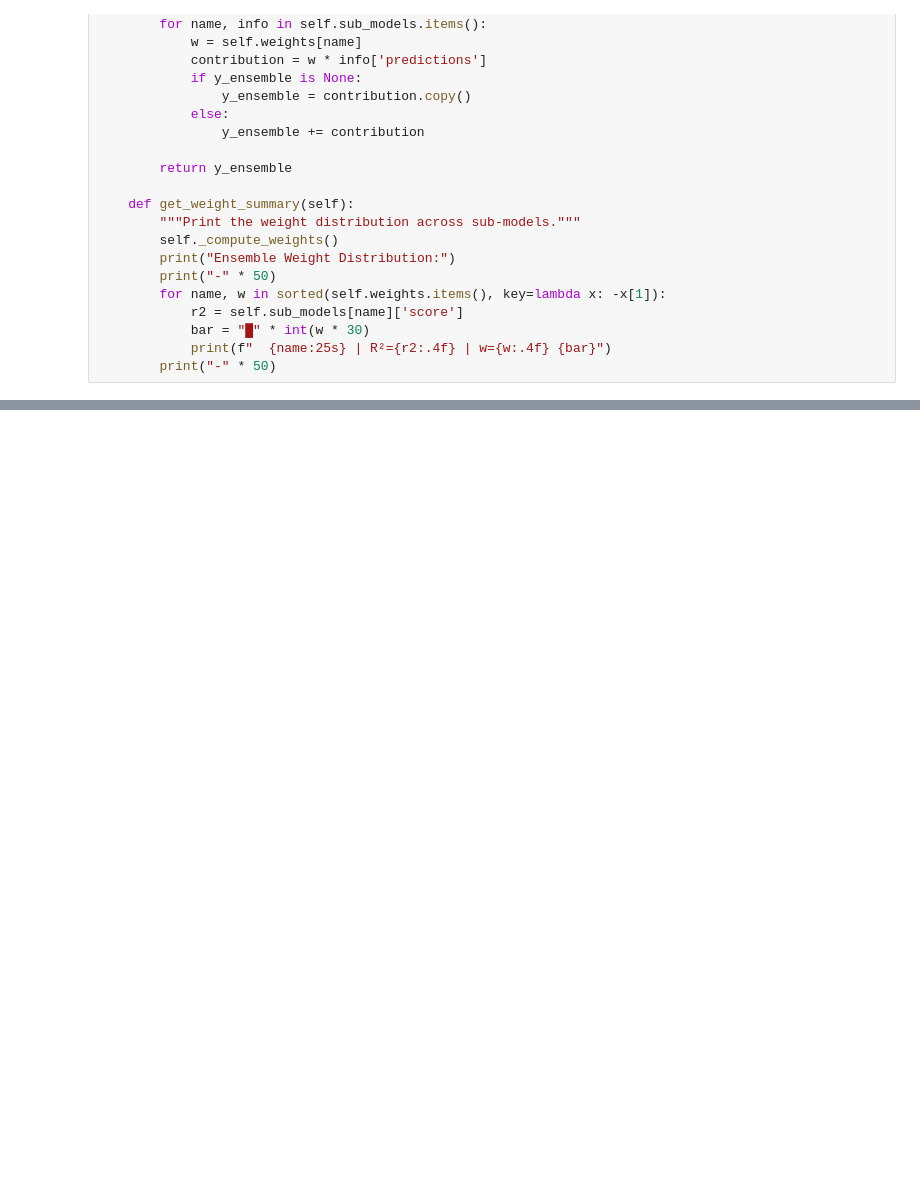
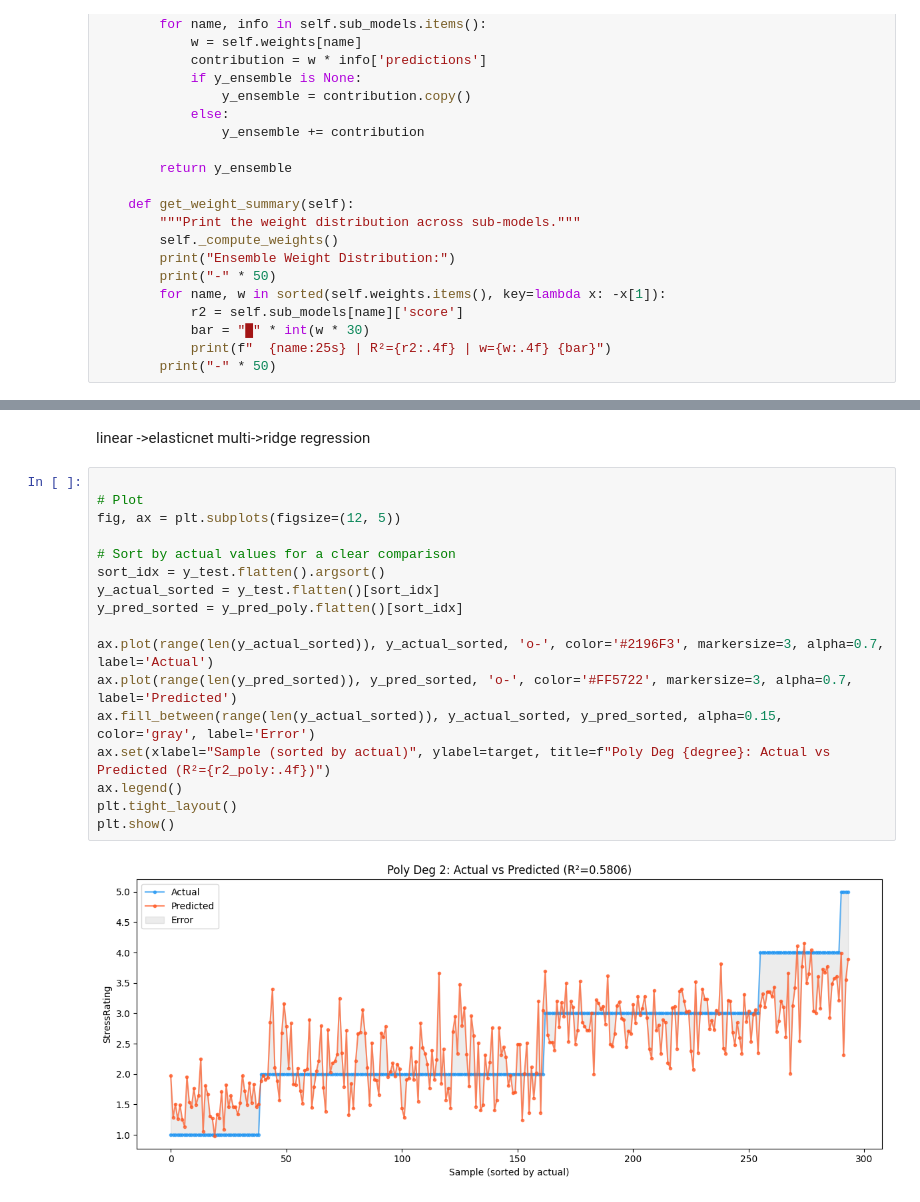
Before and after one commit to jiraphat48026/HR-Machine-Learning-Project, a Jupyter notebook: models/regression.ipynb, the cells around one changed output, grey strips where cells are left out. Cells and saved outputs as stored; diff of their text form; blank space fills up the shorter version.

```diff
--- a/models/regression.ipynb
+++ b/models/regression.ipynb
@@ -307,3 +316,25 @@ MSE: 0.4486 | RMSE: 0.6698 | R²: 0.5807
+# %% [markdown]
+linear ->elasticnet
+multi->ridge regression
+# %%
+
+# Plot
+fig, ax = plt.subplots(figsize=(12, 5))
+
+# Sort by actual values for a clear comparison
+sort_idx = y_test.flatten().argsort()
+y_actual_sorted = y_test.flatten()[sort_idx]
+y_pred_sorted = y_pred_poly.flatten()[sort_idx]
+
+ax.plot(range(len(y_actual_sorted)), y_actual_sorted, 'o-', color='#2196F3', markersize=3, alpha=0.7, label='Actual')
+ax.plot(range(len(y_pred_sorted)), y_pred_sorted, 'o-', color='#FF5722', markersize=3, alpha=0.7, label='Predicted')
+ax.fill_between(range(len(y_actual_sorted)), y_actual_sorted, y_pred_sorted, alpha=0.15, color='gray', label='Error')
+ax.set(xlabel="Sample (sorted by actual)", ylabel=target, title=f"Poly Deg {degree}: Actual vs Predicted (R²={r2_poly:.4f})")
+ax.legend()
+plt.tight_layout()
+plt.show()
+# %% [output]
+[figure, added]
 # %%
 
 # === 4. R²-Weighted Ensemble (Custom Model) ===
```
Also changed, not shown: parts of 10 cells of this notebook, 2 other files.
